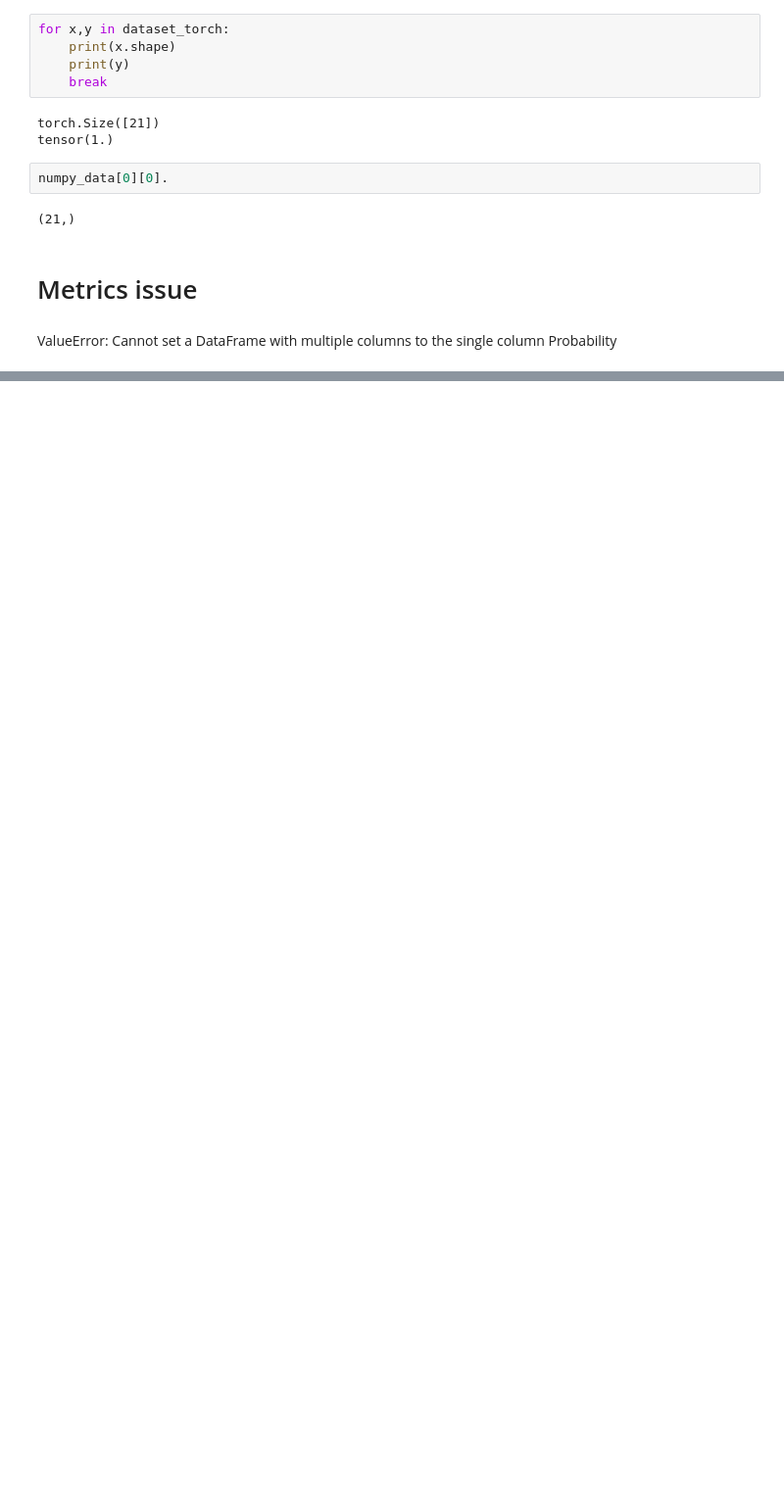
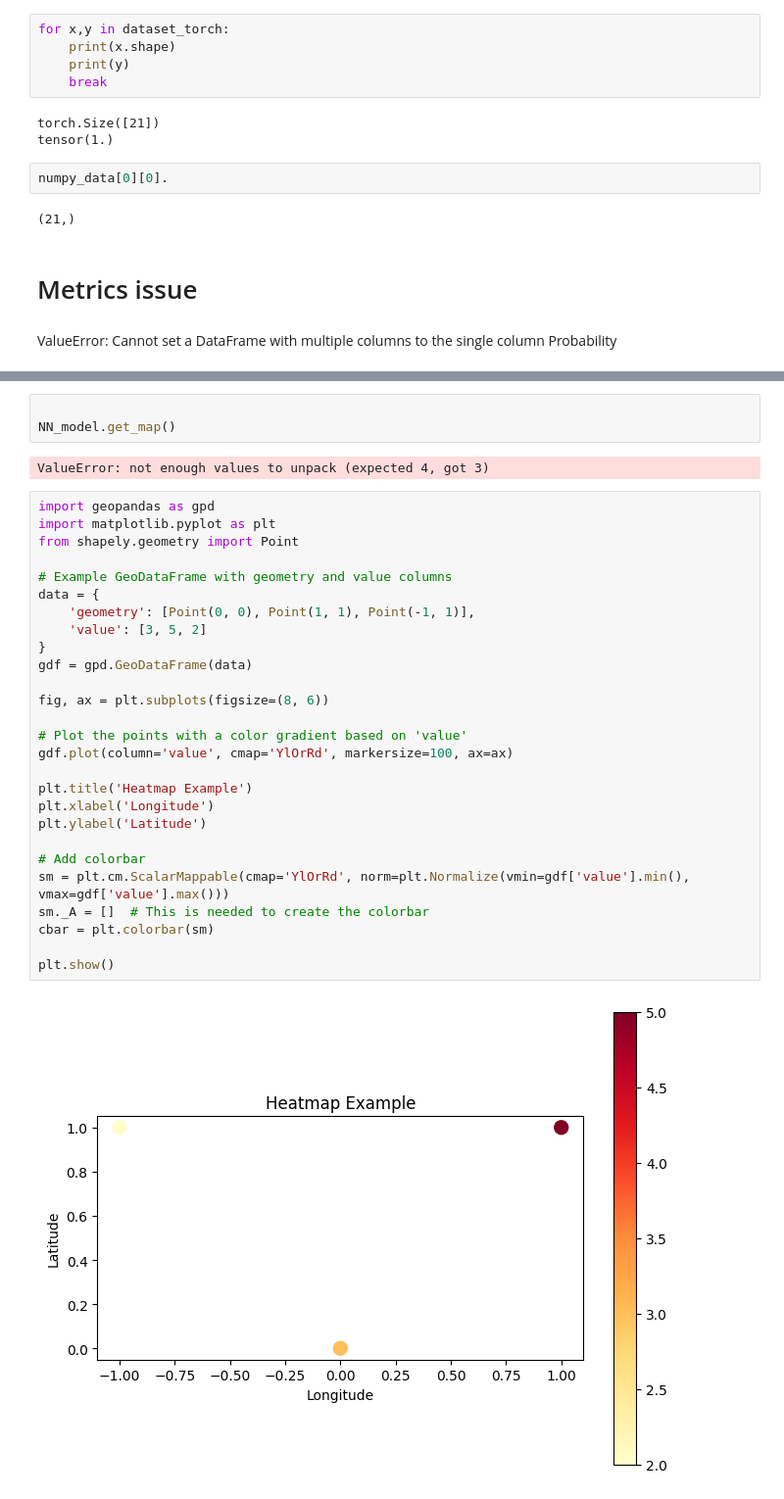
Before and after one commit to Jorgedavyd/PDG, a Jupyter notebook: preprocessing_runs.ipynb, the cells around one changed output, grey strips where cells are left out. Shown: that part at 98% size. Drawn from its saved outputs; the diff is of its cells as text; blank space fills up the shorter version.

Commit message:
-[x] main.py\n-[x] Working...\n-[in progress] Solving errors ...

```diff
--- a/preprocessing_runs.ipynb
+++ b/preprocessing_runs.ipynb
@@ -651,0 +835,34 @@ NN_model.get_map(NN_model_name)
+# %%
+
+NN_model.get_map()
+# %% [output]
+ValueError: not enough values to unpack (expected 4, got 3)
+# %%
+import geopandas as gpd
+import matplotlib.pyplot as plt
+from shapely.geometry import Point
+
+# Example GeoDataFrame with geometry and value columns
+data = {
+    'geometry': [Point(0, 0), Point(1, 1), Point(-1, 1)],
+    'value': [3, 5, 2]
+}
+gdf = gpd.GeoDataFrame(data)
+
+fig, ax = plt.subplots(figsize=(8, 6))
+
+# Plot the points with a color gradient based on 'value'
+gdf.plot(column='value', cmap='YlOrRd', markersize=100, ax=ax)
+
+plt.title('Heatmap Example')
+plt.xlabel('Longitude')
+plt.ylabel('Latitude')
+
+# Add colorbar
+sm = plt.cm.ScalarMappable(cmap='YlOrRd', norm=plt.Normalize(vmin=gdf['value'].min(), vmax=gdf['value'].max()))
+sm._A = []  # This is needed to create the colorbar
+cbar = plt.colorbar(sm)
+
+plt.show()
+# %% [output]
+[figure, added]
```
Also changed, not shown: parts of 7 cells of this notebook, 4 other files.
